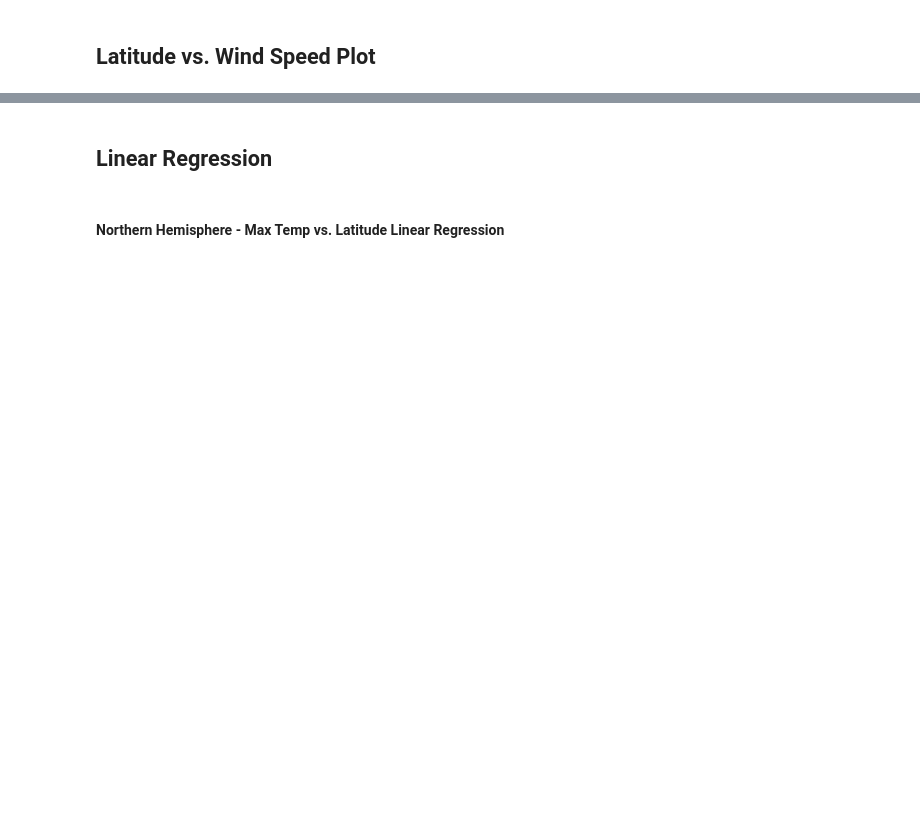
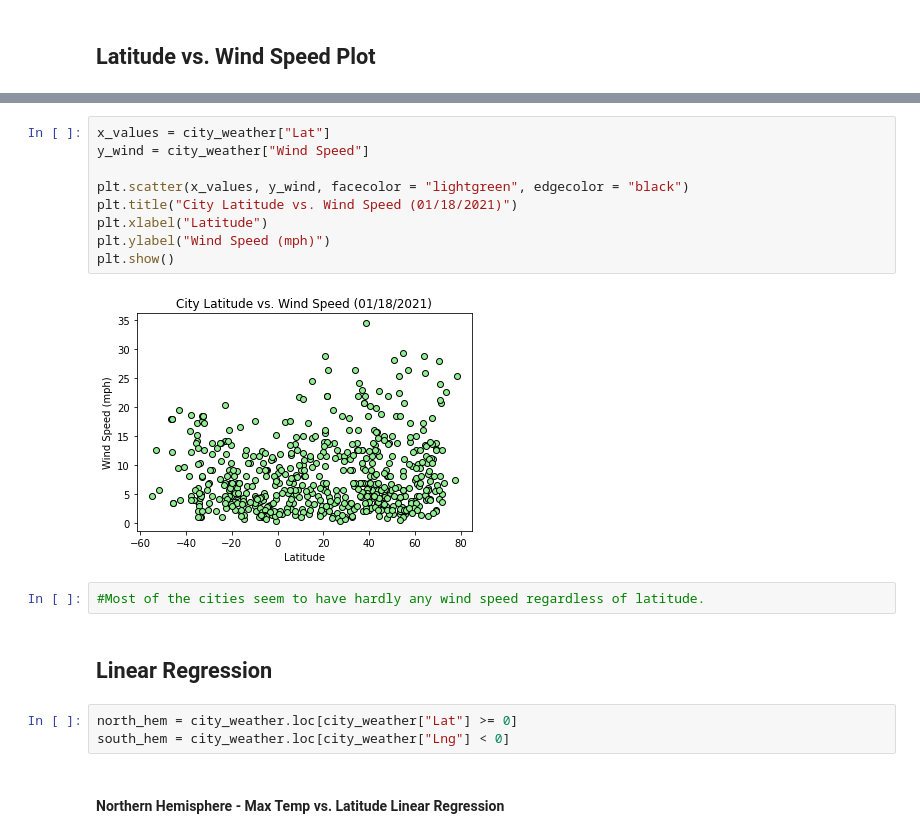
Before and after one commit to bsosa3711/python-api-challenge, a Jupyter notebook: WeatherPy/WeatherPy-Copy1.ipynb, the cells around one changed output, grey strips where cells are left out. Saved outputs shown, nothing was run; the diff lists cells and outputs as text; blank space fills up the shorter version.

```diff
--- a/WeatherPy/WeatherPy-Copy1.ipynb
+++ b/WeatherPy/WeatherPy-Copy1.ipynb
@@ -139,4 +238,20 @@ Int64Index([], dtype='int64')
+# %%
+x_values = city_weather["Lat"]
+y_wind = city_weather["Wind Speed"]
+
+plt.scatter(x_values, y_wind, facecolor = "lightgreen", edgecolor = "black")
+plt.title("City Latitude vs. Wind Speed (01/18/2021)")
+plt.xlabel("Latitude")
+plt.ylabel("Wind Speed (mph)")
+plt.show()
+# %% [output]
+[figure, added]
+# %%
+#Most of the cities seem to have hardly any wind speed regardless of latitude.
 # %% [markdown]
 ## Linear Regression
+# %%
+north_hem = city_weather.loc[city_weather["Lat"] >= 0]
+south_hem = city_weather.loc[city_weather["Lng"] < 0]
 # %% [markdown]
 ####  Northern Hemisphere - Max Temp vs. Latitude Linear Regression
```
Also changed, not shown: parts of 35 cells of this notebook, 2 other files.
